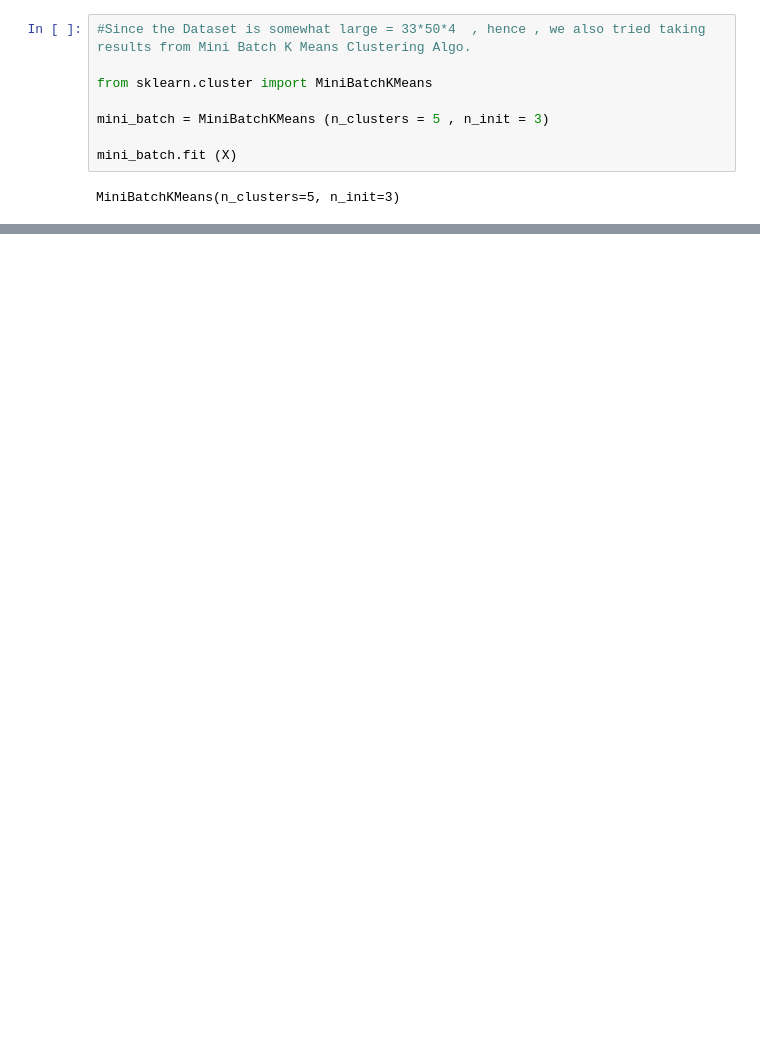
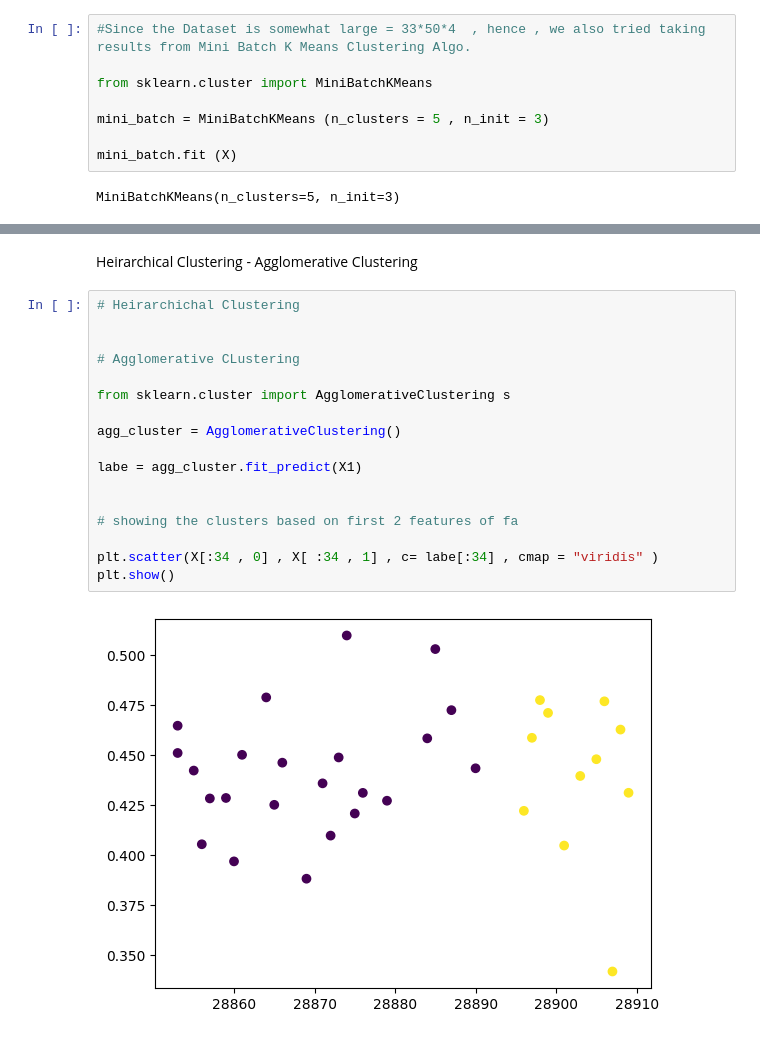
Before and after one commit to riziuzi/ASD_Unsupervised_Subgroup_Discovery, a Jupyter notebook: main.ipynb, the cells around one changed output, grey strips where cells are left out. Saved outputs shown, nothing was run; the diff lists cells and outputs as text; blank space fills up the shorter version.

```diff
--- a/main.ipynb
+++ b/main.ipynb
@@ -97,0 +103,21 @@ The default value of `n_init` will change from 10 to 'auto' in 1.4. Set the valu
+# %% [markdown]
+Heirarchical Clustering - Agglomerative Clustering
+# %%
+# Heirarchichal Clustering
+
+
+# Agglomerative CLustering
+
+from sklearn.cluster import AgglomerativeClustering s
+
+agg_cluster = AgglomerativeClustering()
+
+labe = agg_cluster.fit_predict(X1)
+
+
+# showing the clusters based on first 2 features of fa
+
+plt.scatter(X[:34 , 0] , X[ :34 , 1] , c= labe[:34] , cmap = "viridis" )
+plt.show()
+# %% [output]
+[figure, added]
```
Also changed, not shown: parts of 6 cells of this notebook.
